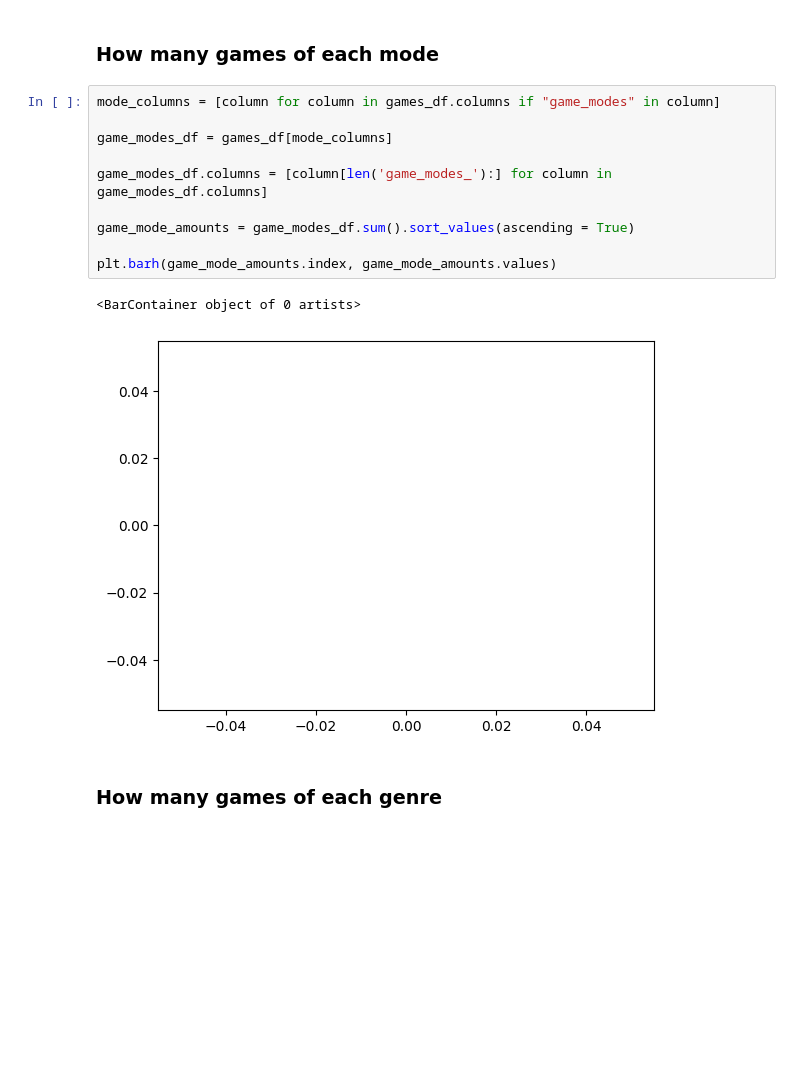
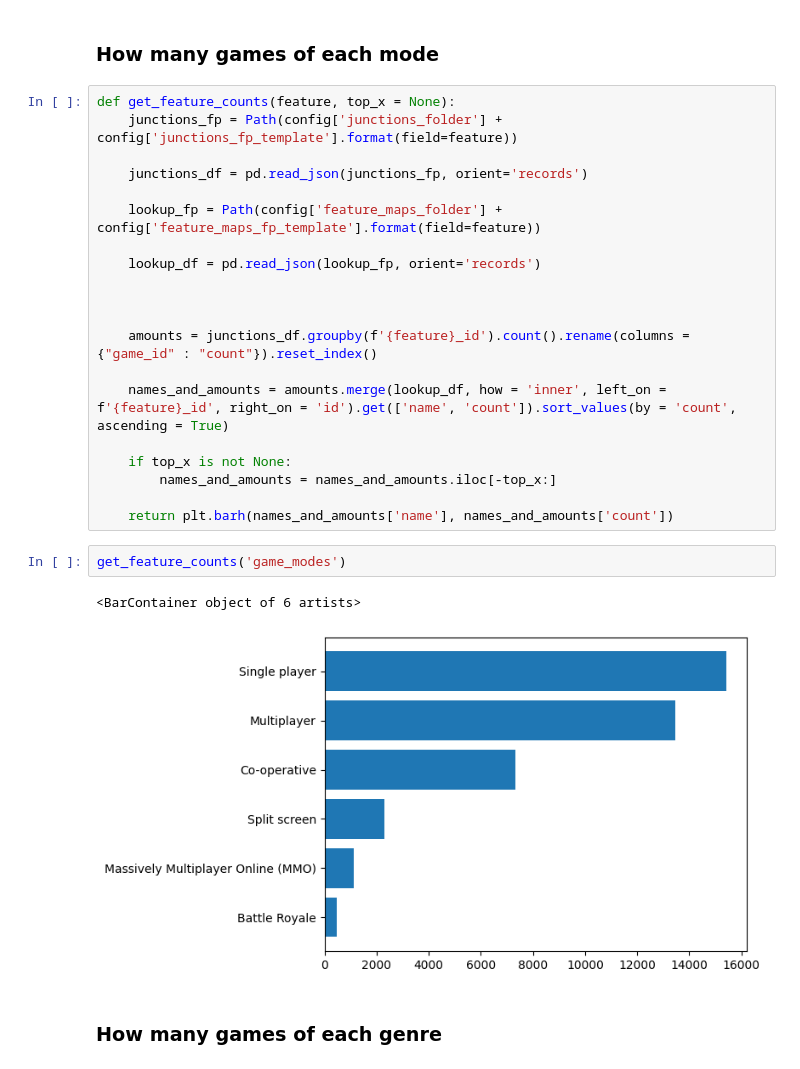
Before and after one commit to ModernNeesh/GotAnyGames, a Jupyter notebook: eda.ipynb, the cells around one changed output. Saved outputs shown, nothing was run; the diff lists cells and outputs as text; blank space fills up the shorter version.

```diff
--- a/eda.ipynb
+++ b/eda.ipynb
@@ -45,18 +44,30 @@ Total number of games: 19038
 # %% [markdown]
 ### How many games of each mode
+# %%
+def get_feature_counts(feature, top_x = None):
+    junctions_fp = Path(config['junctions_folder'] + config['junctions_fp_template'].format(field=feature))
+
+    junctions_df = pd.read_json(junctions_fp, orient='records')
+
+    lookup_fp = Path(config['feature_maps_folder'] + config['feature_maps_fp_template'].format(field=feature))
+
+    lookup_df = pd.read_json(lookup_fp, orient='records')
+
+
+
+    amounts = junctions_df.groupby(f'{feature}_id').count().rename(columns = {"game_id" : "count"}).reset_index()
+
+    names_and_amounts = amounts.merge(lookup_df, how = 'inner', left_on = f'{feature}_id', right_on = 'id').get(['name', 'count']).sort_values(by = 'count', ascending = True)
+
+    if top_x is not None:
+        names_and_amounts = names_and_amounts.iloc[-top_x:]
+
+    return plt.barh(names_and_amounts['name'], names_and_amounts['count'])
 # %%
-mode_columns = [column for column in games_df.columns if "game_modes" in column]
-
-game_modes_df = games_df[mode_columns]
-
-game_modes_df.columns = [column[len('game_modes_'):] for column in game_modes_df.columns]
-
-game_mode_amounts = game_modes_df.sum().sort_values(ascending = True)
-
-plt.barh(game_mode_amounts.index, game_mode_amounts.values)
+get_feature_counts('game_modes')
 # %% [output]
-<BarContainer object of 0 artists>
+<BarContainer object of 6 artists>
-[figure, old version]
+[figure, new version]
 # %% [markdown]
 ### How many games of each genre
 # %%
```
Also changed, not shown: parts of 8 cells of this notebook, 1 other file.
